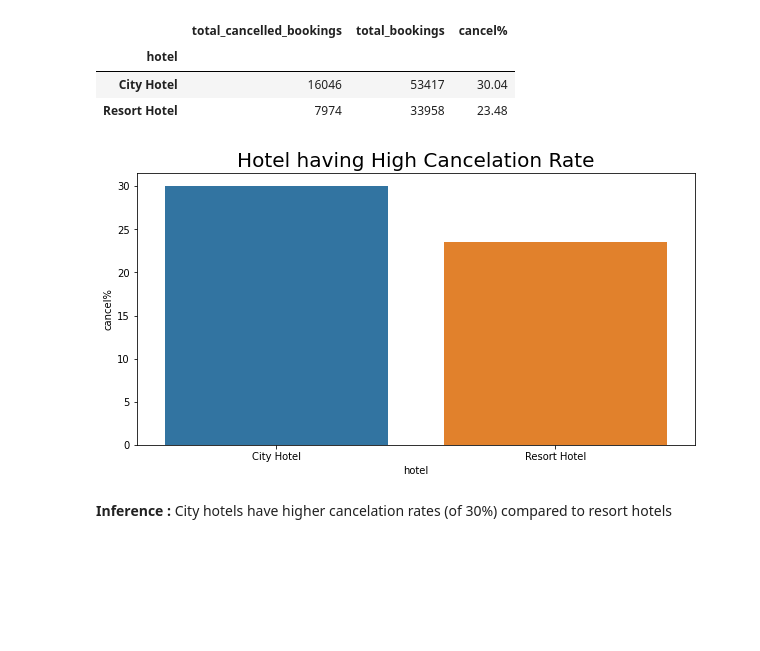
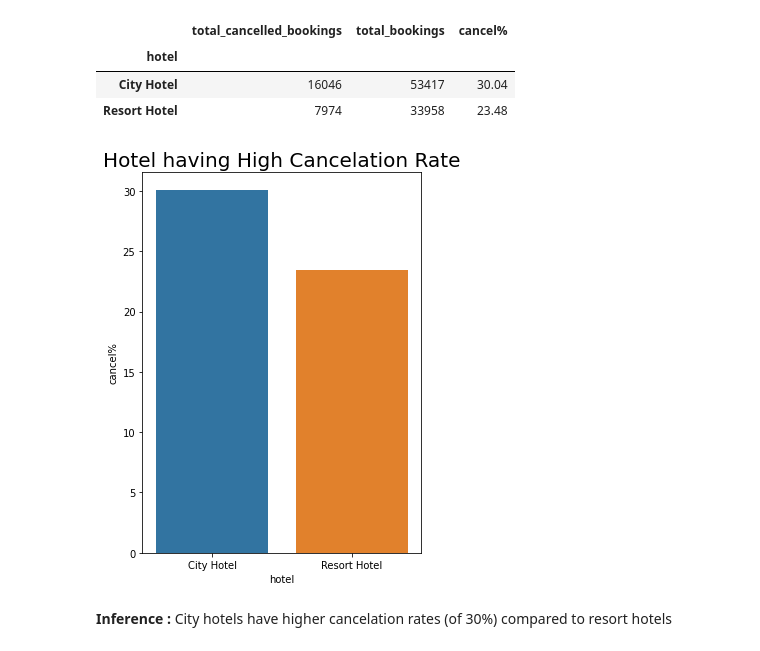
Before and after one commit to rohithv-21/Hotel-booking-analysis, a Jupyter notebook: Team_Notebook.ipynb, the cells around one changed output. Drawn from its saved outputs; the diff is of its cells as text; code cells hidden in the pictures; blank space fills up the shorter version.

```diff
--- a/Team_Notebook.ipynb
+++ b/Team_Notebook.ipynb
@@ -428,11 +429,11 @@ c
 | City Hotel | 16046 | 53417 | 30.04 |
 | Resort Hotel | 7974 | 33958 | 23.48 |
 # %%
-plt.figure(figsize = (10,5))
+plt.figure(figsize = (5,7))
 sns.barplot(x = c.index, y = c['cancel%']).set_title("Hotel having High Cancelation Rate" , fontsize = 20)
 plt.show()
 # %% [output]
-[figure, old version]
+[figure, new version]
 # %% [markdown]
 **Inference :** City hotels have higher cancelation rates (of 30%) compared to resort hotels
 # %% [markdown]
```
Also changed, not shown: parts of 7 cells of this notebook.
